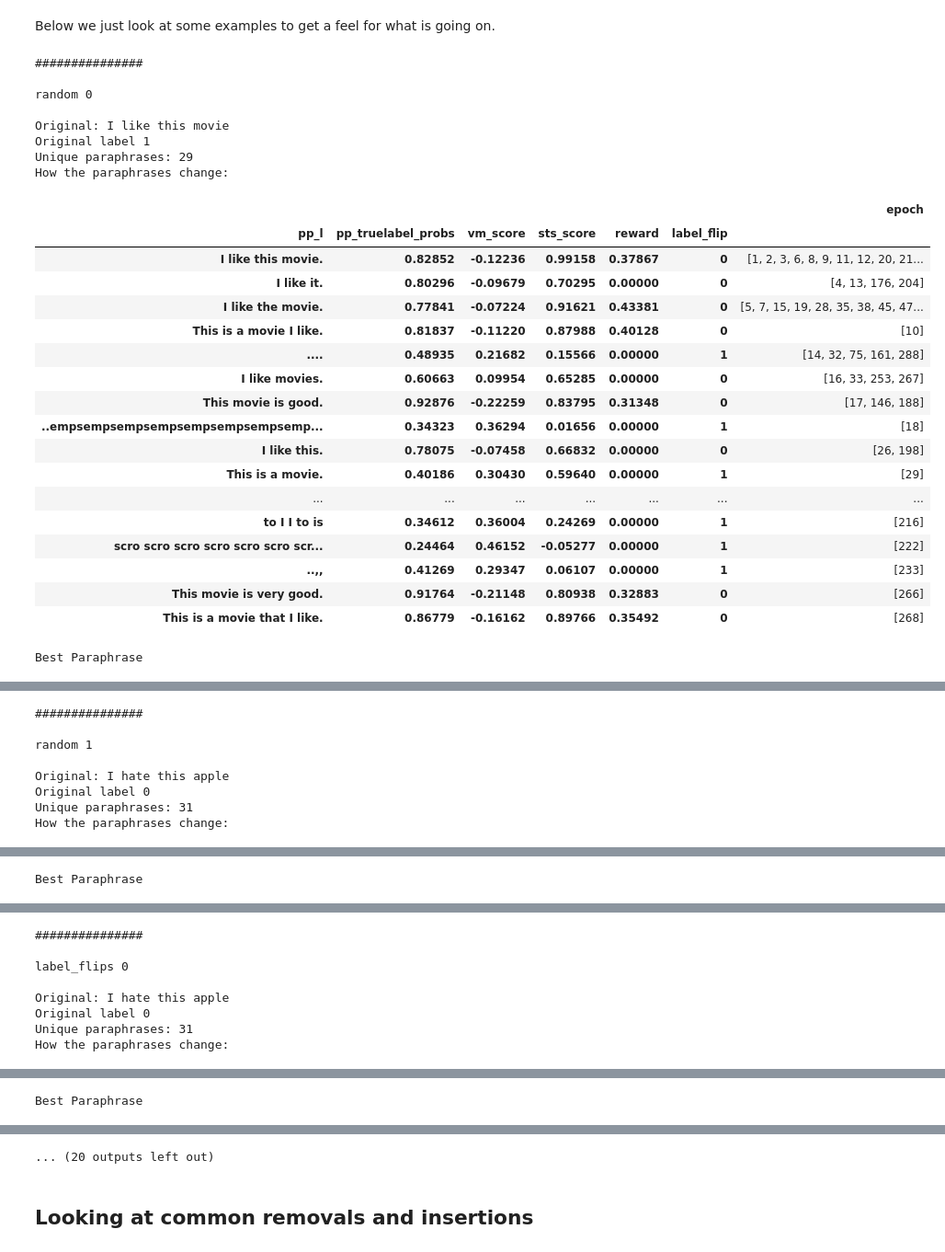
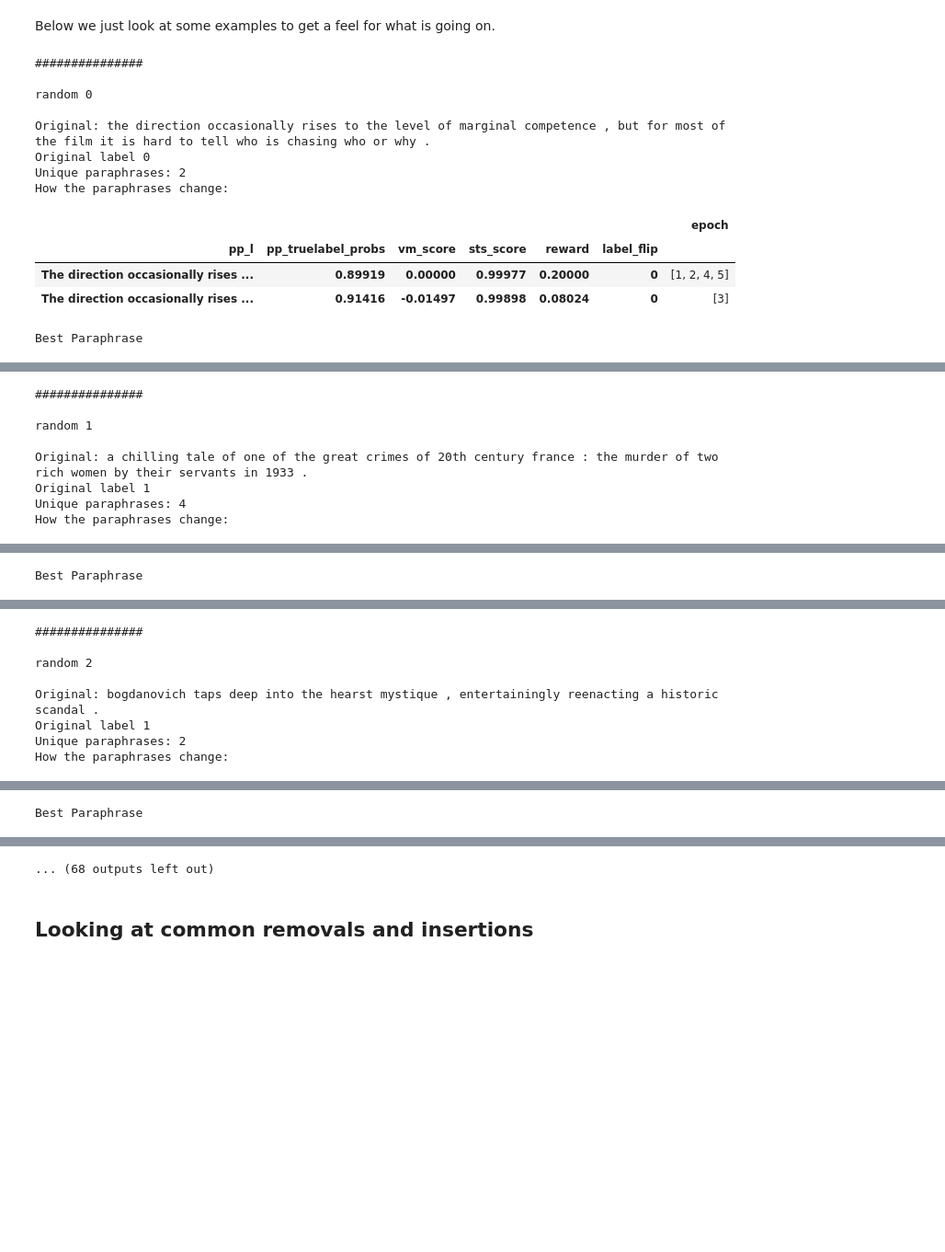
Before and after one commit to puzzler10/travis_attack, a Jupyter notebook: show_examples.ipynb, the cells around one changed output, grey strips where cells are left out. Shown at 92% size. Drawn from its saved outputs; the diff is of its cells as text; code cells hidden in the pictures; blank space fills up the shorter version.

```diff
--- a/show_examples.ipynb
+++ b/show_examples.ipynb
@@ -41,7 +41,7 @@ def get_interesting_idx(df, n):
     )
     return idx_d
 
-def print_stats(df, idx_d, key,i):
+def print_stats(df, idx_d, key, i):
     print("\n###############\n")
     print(key, i, "\n")
     if idx_d[key] is None: return
@@ -66,7 +66,7 @@ def print_stats(df, idx_d, key,i):
     display_all(g)
 
     # Showing a dataframe of the few best paraphrases
-    best_pps = df1.sort_values('pp_truelabel_probs').iloc[0]
+    best_pps = df1.sort_values('reward', ascending=False).iloc[0]
     print("Best Paraphrase")
     display_all(best_pps.to_frame().T)
 
@@ -78,34 +78,20 @@ def print_interesting_text_stats(df, n):
 # %%
 split = 'training_step'
 df_d = get_training_dfs(path_run, postprocessed=True)
-idx_d = get_interesting_idx(df_d[split], n=2)
-print_interesting_text_stats(df_d[split], n=2)
+idx_d = get_interesting_idx(df_d[split], n=5)
+print_interesting_text_stats(df_d[split], n=5)
 # %% [output]
 ###############
 
 random 0
 
-Original: I like this movie
-Original label 1
-Unique paraphrases: 29
+Original: the direction occasionally rises to the level of marginal competence , but for most of the film it is hard to tell who is chasing who or why .
+Original label 0
+Unique paraphrases: 2
 How the paraphrases change:
 |  |  |  |  |  |  | epoch |
 | pp_l | pp_truelabel_probs | vm_score | sts_score | reward | label_flip |  |
-| I like this movie. | 0.82852 | -0.12236 | 0.99158 | 0.37867 | 0 | [1, 2, 3, 6, 8, 9, 11, 12, 20, 21... |
-| I like it. | 0.80296 | -0.09679 | 0.70295 | 0.00000 | 0 | [4, 13, 176, 204] |
-| I like the movie. | 0.77841 | -0.07224 | 0.91621 | 0.43381 | 0 | [5, 7, 15, 19, 28, 35, 38, 45, 47... |
-| This is a movie I like. | 0.81837 | -0.11220 | 0.87988 | 0.40128 | 0 | [10] |
-| .... | 0.48935 | 0.21682 | 0.15566 | 0.00000 | 1 | [14, 32, 75, 161, 288] |
-| I like movies. | 0.60663 | 0.09954 | 0.65285 | 0.00000 | 0 | [16, 33, 253, 267] |
-| This movie is good. | 0.92876 | -0.22259 | 0.83795 | 0.31348 | 0 | [17, 146, 188] |
-| ..empsempsempsempsempsempsempsemp... | 0.34323 | 0.36294 | 0.01656 | 0.00000 | 1 | [18] |
-| I like this. | 0.78075 | -0.07458 | 0.66832 | 0.00000 | 0 | [26, 198] |
-| This is a movie. | 0.40186 | 0.30430 | 0.59640 | 0.00000 | 1 | [29] |
-| ... | ... | ... | ... | ... | ... | ... |
-| to I I to is | 0.34612 | 0.36004 | 0.24269 | 0.00000 | 1 | [216] |
-| scro scro scro scro scro scro scr... | 0.24464 | 0.46152 | -0.05277 | 0.00000 | 1 | [222] |
-| ..,, | 0.41269 | 0.29347 | 0.06107 | 0.00000 | 1 | [233] |
-| This movie is very good. | 0.91764 | -0.21148 | 0.80938 | 0.32883 | 0 | [266] |
-| This is a movie that I like. | 0.86779 | -0.16162 | 0.89766 | 0.35492 | 0 | [268] |
+| The direction occasionally rises ... | 0.89919 | 0.00000 | 0.99977 | 0.20000 | 0 | [1, 2, 4, 5] |
+| The direction occasionally rises ... | 0.91416 | -0.01497 | 0.99898 | 0.08024 | 0 | [3] |
 Best Paraphrase
 |  | idx | epoch | orig_l | pp_l | orig_truelabel_probs | pp_truelabel_probs | pp_predclass_probs | ... |
@@ -114,9 +100,9 @@ Best Paraphrase
 
 random 1
 
-Original: I hate this apple
-Original label 0
-Unique paraphrases: 31
+Original: a chilling tale of one of the great crimes of 20th century france : the murder of two rich women by their servants in 1933 .
+Original label 1
+Unique paraphrases: 4
 How the paraphrases change:
 |  |  |  |  |  |  | epoch |
 | pp_l | pp_truelabel_probs | vm_score | sts_score | reward | label_flip |  |
@@ -142,10 +116,10 @@ Best Paraphrase
 ###############
 
-label_flips 0
+random 2
 
-Original: I hate this apple
-Original label 0
-Unique paraphrases: 31
+Original: bogdanovich taps deep into the hearst mystique , entertainingly reenacting a historic scandal .
+Original label 1
+Unique paraphrases: 2
 How the paraphrases change:
 |  |  |  |  |  |  | epoch |
 | pp_l | pp_truelabel_probs | vm_score | sts_score | reward | label_flip |  |
@@ -171,4 +131,4 @@ Best Paraphrase
-... (20 outputs left out)
+... (68 outputs left out)
 # %% [markdown]
 ## Looking at common removals and insertions
 # %%
```
Also changed, not shown: parts of 4 cells of this notebook, 22 other files.
